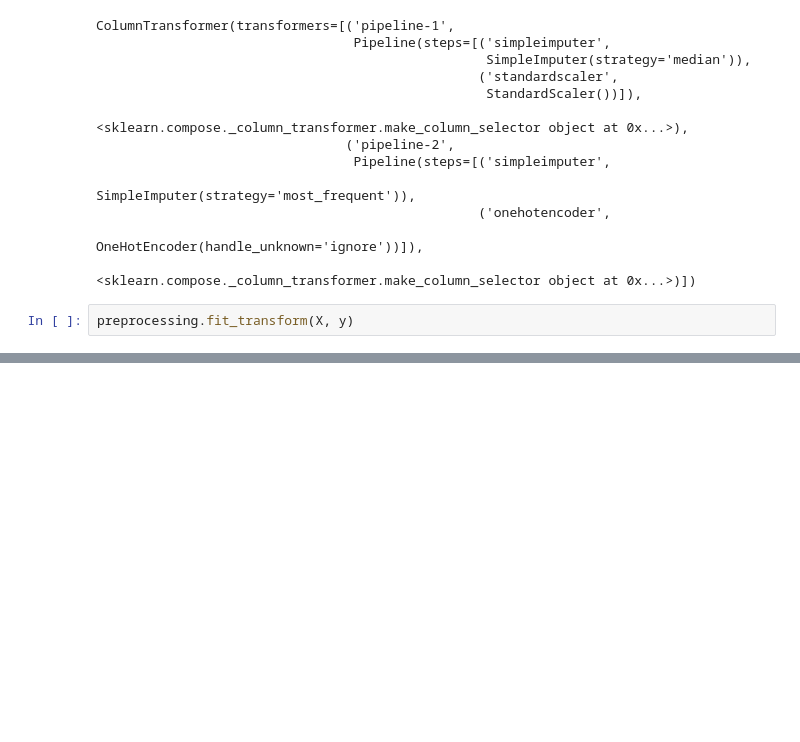
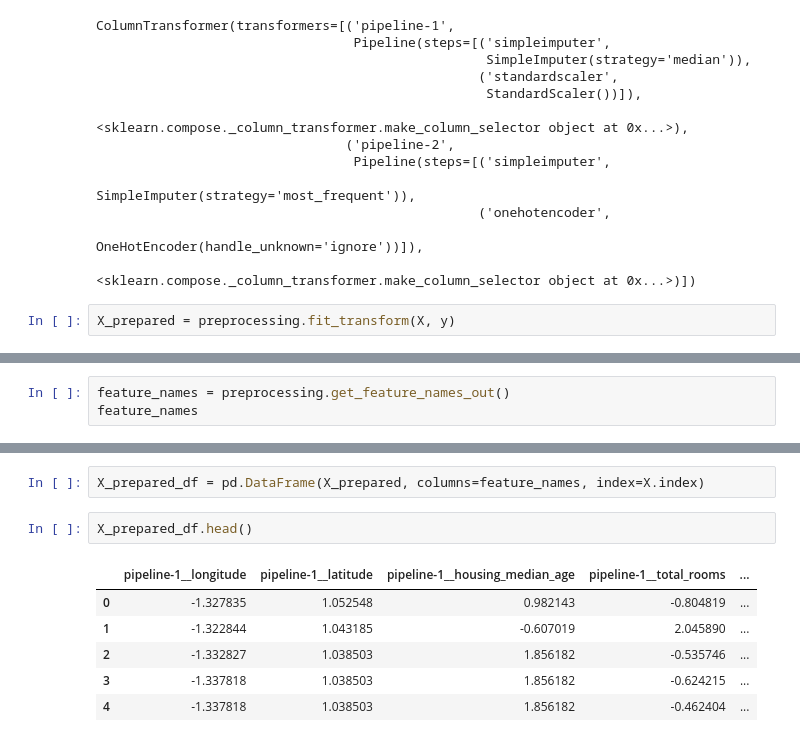
Before and after one commit to nesredinm/Housing_Price_Exercise, a Jupyter notebook: Housing_Investment_Analysis.ipynb, the cells around one changed output, grey strips where cells are left out. Cells and saved outputs as stored; diff of their text form; blank space fills up the shorter version.

Commit message:
Create df from prepared training data

```diff
--- a/Housing_Investment_Analysis.ipynb
+++ b/Housing_Investment_Analysis.ipynb
@@ -155,4 +155,4 @@ ColumnTransformer(transformers=[('pipeline-1',
                                                   OneHotEncoder(handle_unknown='ignore'))]),
                                  <sklearn.compose._column_transformer.make_column_selector object at 0x...>)])
 # %%
-preprocessing.fit_transform(X, y)
+X_prepared = preprocessing.fit_transform(X, y)
@@ -172,0 +175,3 @@ array([[-1.32783522,  1.05254828,  0.98214266, ...,  0.        ,
+# %%
+feature_names = preprocessing.get_feature_names_out()
+feature_names
@@ -172,0 +188,11 @@ array([[-1.32783522,  1.05254828,  0.98214266, ...,  0.        ,
+# %%
+X_prepared_df = pd.DataFrame(X_prepared, columns=feature_names, index=X.index)
+# %%
+X_prepared_df.head()
+# %% [output]
+|  | pipeline-1__longitude | pipeline-1__latitude | pipeline-1__housing_median_age | pipeline-1__total_rooms | ... |
+| 0 | -1.327835 | 1.052548 | 0.982143 | -0.804819 | ... |
+| 1 | -1.322844 | 1.043185 | -0.607019 | 2.045890 | ... |
+| 2 | -1.332827 | 1.038503 | 1.856182 | -0.535746 | ... |
+| 3 | -1.337818 | 1.038503 | 1.856182 | -0.624215 | ... |
+| 4 | -1.337818 | 1.038503 | 1.856182 | -0.462404 | ... |
```
Also changed, not shown: parts of 3 cells of this notebook.
